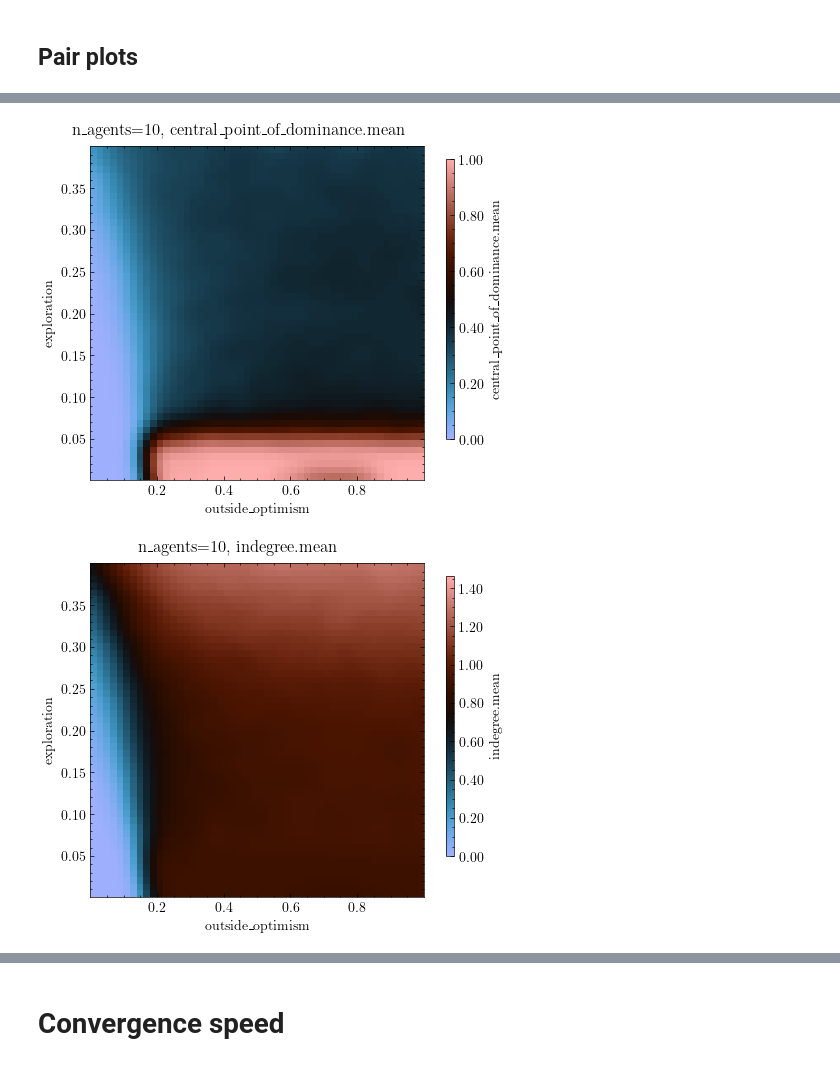
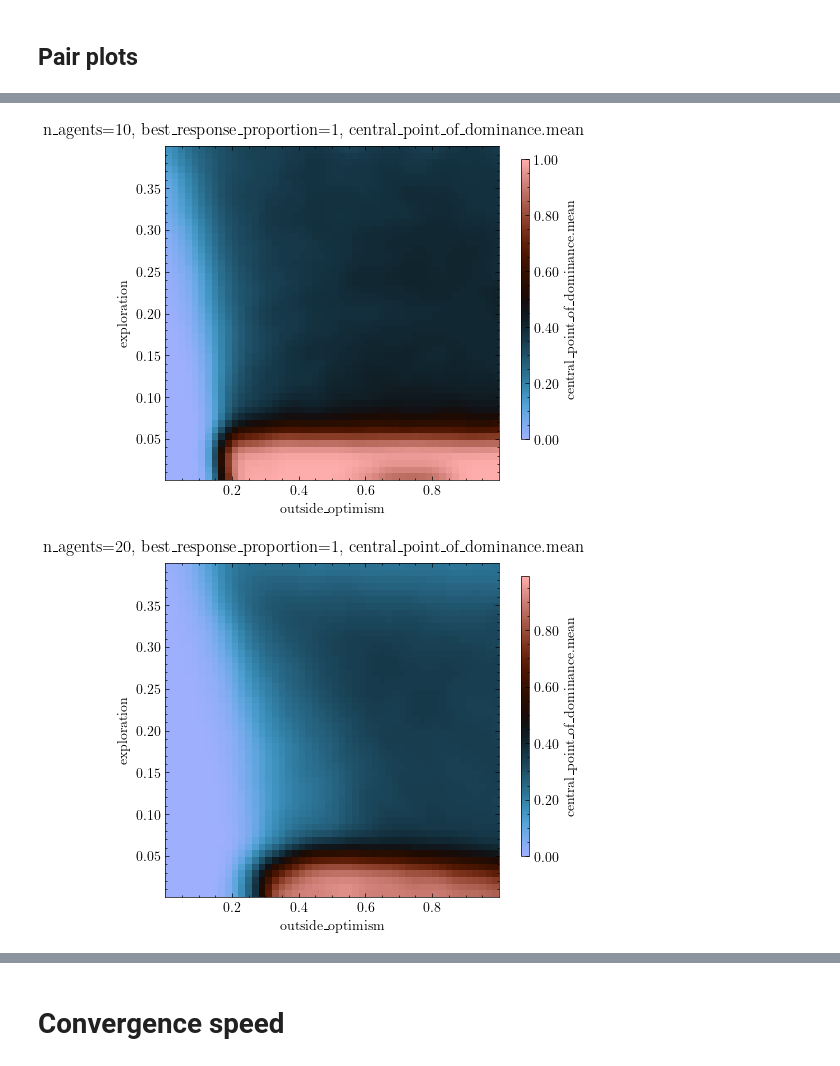
Before and after one commit to hdahmou/Network_creation, a Jupyter notebook: notebooks/task_result_loader.ipynb, the cells around one changed output, grey strips where cells are left out. Cells and saved outputs as stored; diff of their text form; code cells hidden in the pictures.

```diff
--- a/notebooks/task_result_loader.ipynb
+++ b/notebooks/task_result_loader.ipynb
@@ -177,8 +226,8 @@ timeseries = ds["x"]
 final = timeseries.isel(step=-1)
 observables = tuple(ds.coords["observable"].values)
 steps = ds.coords["step"].values
-n_agents_by_sample = ds["theta"].sel(theta_parameter="n_agents").values
-n_agents_values = np.unique(n_agents_by_sample)
+n_agents_values = ds.coords["n_agents"].values
+proportion_values = ds.coords[policy_proportion_dim].values
 parameter_rows = ds.coords["parameter_row"].values
 # %%
 for selected_n_agents in n_agents_values:
@@ -297,25 +388,34 @@ for selected_n_agents in n_agents_values:
 # %%
 for target_idx in range(len(observable_labels) - 1):
     for selected_n_agents in n_agents_values:
-        mask = n_agents == selected_n_agents
-        theta = theta_all[mask]
-        final = final_all[mask]
-        target_values = final[:, target_idx]
-        fig, axes = plot_pair(
-            X=theta,
-            y=target_values,
-            labels=theta_labels,
-            label_y=observable_labels[target_idx],
-            atol=1e-5,
-            base_fig_size=4.0,
-            cmap="berlin",
-            method="gaussian",
-            resolution=50,
-            # sigma=0.1,
-            point_size=3,
-            ordered_discrete_keys=["visibility_distance"]
-        )
-        fig.suptitle(f"n_agents={int(selected_n_agents)}, {observable_labels[target_idx]}")
+        for selected_proportion in proportion_values:
+            theta, final_values = selected_theta_and_final(
+                selected_n_agents,
+                selected_proportion,
+            )
+            target_values = final_values[:, target_idx]
+            mask = finite_row_mask(theta, target_values)
+            if not mask.any():
+                continue
+            fig, axes = plot_pair(
+                X=theta[mask],
+                y=target_values[mask],
+                labels=theta_labels,
+                label_y=observable_labels[target_idx],
+                atol=1e-5,
+                base_fig_size=4.0,
+                cmap="berlin",
+                method="gaussian",
+                resolution=50,
+                # sigma=0.1,
+                point_size=3,
+                ordered_discrete_keys=["visibility_distance"],
+            )
+            fig.suptitle(
+                f"n_agents={int(selected_n_agents)}, "
+                f"{policy_proportion_dim}={float(selected_proportion):.3g}, "
+                f"{observable_labels[target_idx]}"
+            )
 # %% [output]
-[figure, old version]
+[figure, new version]
-[figure, old version]
+[figure, new version]
```
Also changed, not shown: parts of 14 cells of this notebook, 4 other files.
